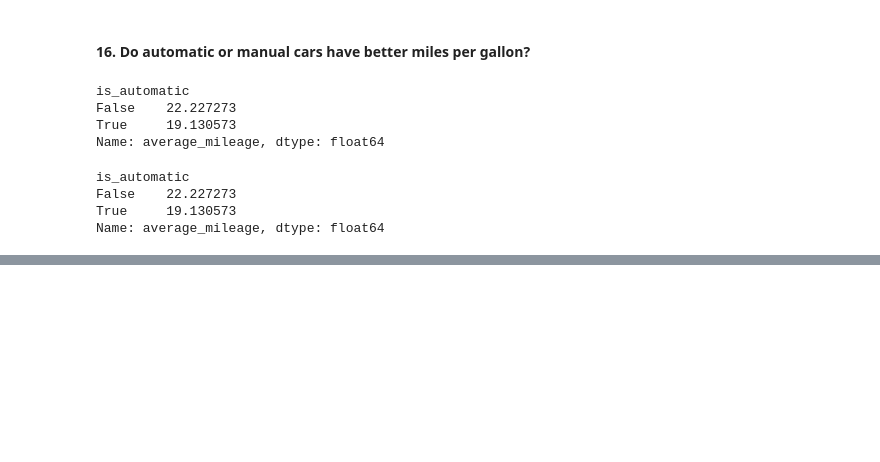
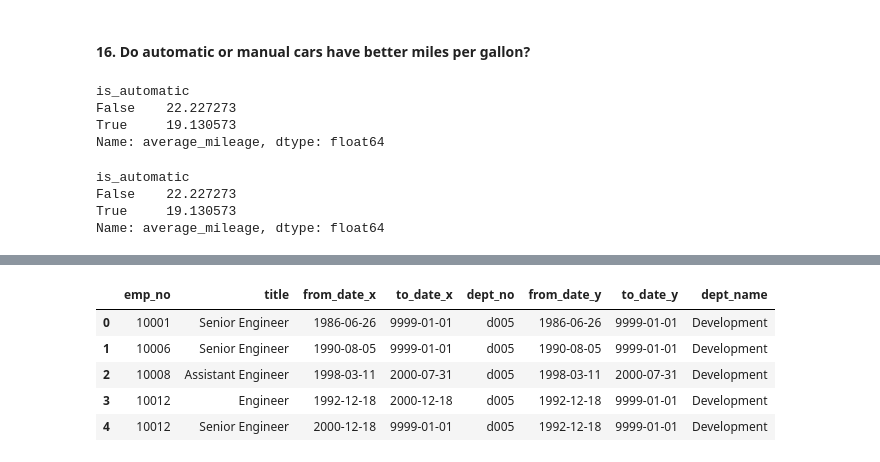
Before and after one commit to adam-talbot/numpy-pandas-visualization-exercises, a Jupyter notebook: advanced_dataframes.ipynb, the cells around one changed output, grey strips where cells are left out. Cells and saved outputs as stored; diff of their text form; code cells hidden in the pictures; blank space fills up the shorter version.

```diff
--- a/advanced_dataframes.ipynb
+++ b/advanced_dataframes.ipynb
@@ -583,0 +749,11 @@ Name: average_mileage, dtype: float64
+# %%
+#join titles_dept_no to departments on dept_no to get department names
+titles_departments = titles_dept_no.merge(departments, how='inner', on='dept_no')
+titles_departments.head()
+# %% [output]
+|  | emp_no | title | from_date_x | to_date_x | dept_no | from_date_y | to_date_y | dept_name |
+| 0 | 10001 | Senior Engineer | 1986-06-26 | 9999-01-01 | d005 | 1986-06-26 | 9999-01-01 | Development |
+| 1 | 10006 | Senior Engineer | 1990-08-05 | 9999-01-01 | d005 | 1990-08-05 | 9999-01-01 | Development |
+| 2 | 10008 | Assistant Engineer | 1998-03-11 | 2000-07-31 | d005 | 1998-03-11 | 2000-07-31 | Development |
+| 3 | 10012 | Engineer | 1992-12-18 | 2000-12-18 | d005 | 1992-12-18 | 9999-01-01 | Development |
+| 4 | 10012 | Senior Engineer | 2000-12-18 | 9999-01-01 | d005 | 1992-12-18 | 9999-01-01 | Development |
```
Also changed, not shown: parts of 30 cells of this notebook.
